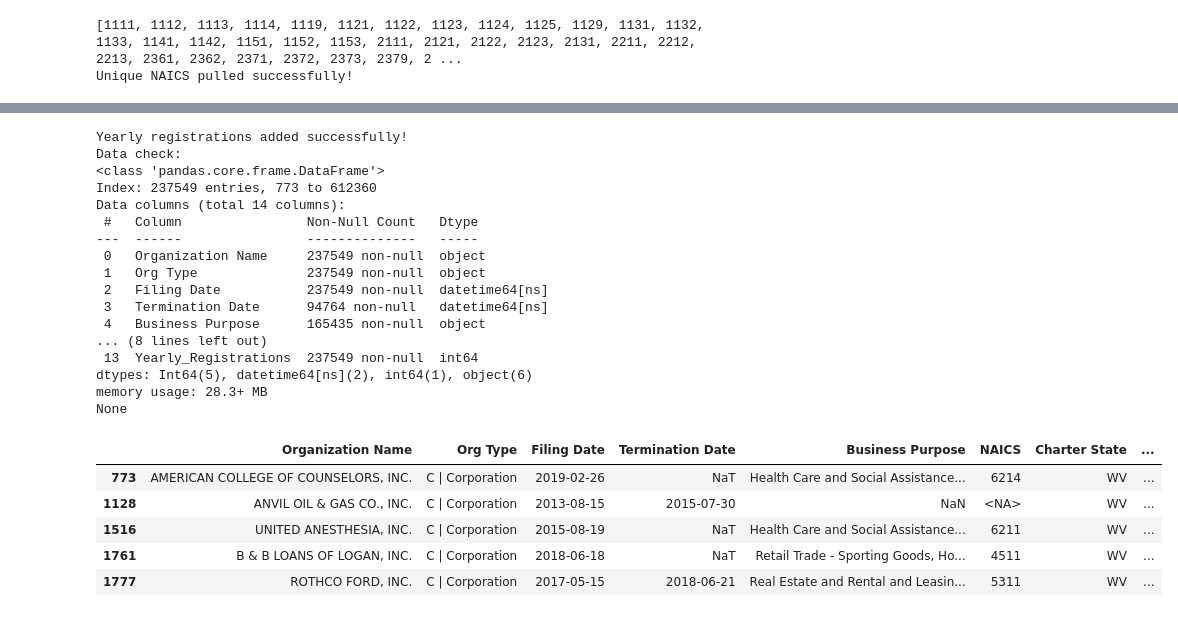
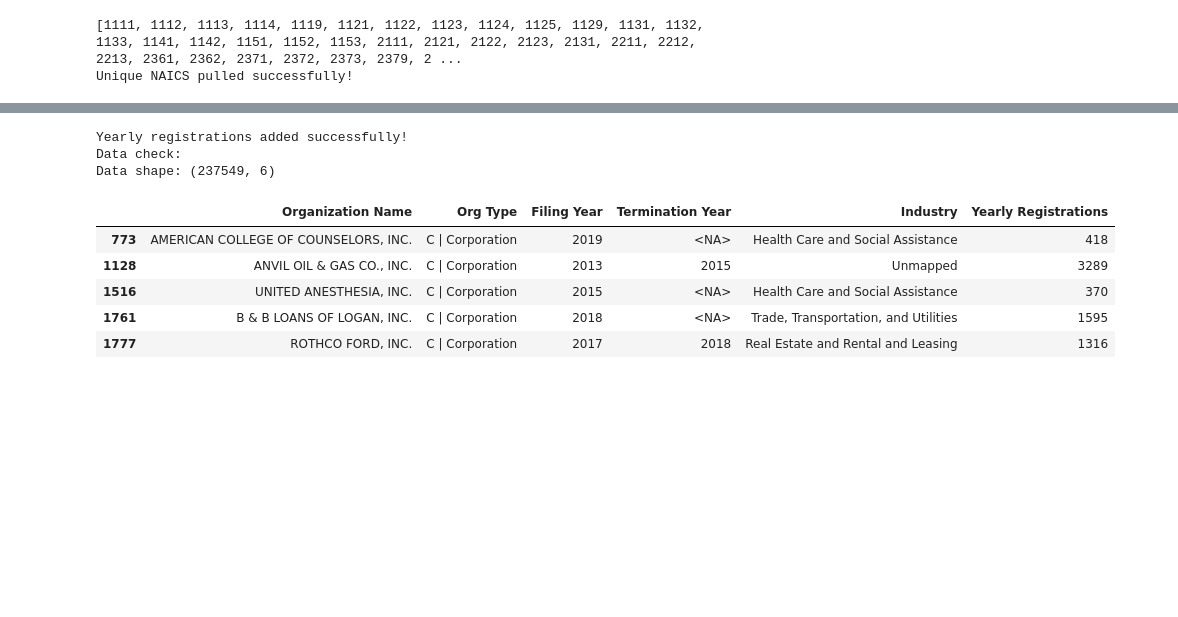
Before and after one commit to bgizzle78/nf-insights-project, a Jupyter notebook: notebooks/wvsos_business_registrations_cleaning.ipynb, the cells around one changed output, grey strips where cells are left out. Saved outputs shown, nothing was run; the diff lists cells and outputs as text; code cells hidden in the pictures; blank space fills up the shorter version.

```diff
--- a/notebooks/wvsos_business_registrations_cleaning.ipynb
+++ b/notebooks/wvsos_business_registrations_cleaning.ipynb
@@ -215,16 +215,15 @@ Duplicate rows:
 # %%
 # Extract year from Filing Date
 wvsos_df['Filing Year'] = wvsos_df['Filing Date'].dt.year.astype('Int64')
-wvsos_df['Filing Month'] = wvsos_df['Filing Date'].dt.month.astype('Int64')
 
 # Extract year from Termination Date
 wvsos_df['Termination Year'] = wvsos_df['Termination Date'].dt.year.astype('Int64')
-wvsos_df['Termination Month'] = wvsos_df['Termination Date'].dt.month.astype('Int64')
 
 print('Year columns extracted successfully!')
 
 # Data check
 print('Data check:')
+print('DF shape:', wvsos_df.shape)
 wvsos_df.info()
 # %% [output]
 Year columns extracted successfully!
@@ -469,5 +375,15 @@ np.int64(72521)
 wvsos_df = wvsos_df[wvsos_df['Org Type'] != 'TMO | Trademark Holder']
 
 print('TMO (trademark holder) registrations removed successfully!')
+
+# Null termination dates after 2025
+wvsos_df.loc[wvsos_df["Termination Year"] > 2025, "Termination Year"] = pd.NA
+
+print('Nulled termination dates after 2025 successfully!')
+
+# Data check
+print('Data check:')
+print('DF shape:', wvsos_df.shape)
+print(wvsos_df.info())
 # %% [output]
 TMO (trademark holder) registrations removed successfully!
@@ -473,0 +406,11 @@ TMO (trademark holder) registrations removed successfully!
+# %%
+# Remove more unneeded columns before starting metrics
+wvsos_df = wvsos_df.drop(columns=['Filing Date', 'Termination Date', 'Business Purpose', 'NAICS', 'NAICS_2', 'Charter State'])
+
+print('Unneeded columns removed successfully!')
+
+# Data check
+print('Data check:')
+print('DF shape:', wvsos_df.shape)
+print(wvsos_df.info())
+wvsos_df.head()
@@ -474,39 +440,27 @@ TMO (trademark holder) registrations removed successfully!
 # %%
-# Count new registrations by year
-registrations_per_year = wvsos_df.groupby('Filing Year').size().to_dict()
+# Count new registrations by year and industry
+registrations_per_year_industry = wvsos_df.groupby(['Filing Year', 'Industry']).size()
 
-# Add a new column to wvsos_df with yearly registrations
-wvsos_df['Yearly_Registrations'] = wvsos_df['Filing Year'].map(registrations_per_year)
+# Map counts back to wvsos_df
+wvsos_df['Yearly Registrations'] = wvsos_df.set_index(['Filing Year', 'Industry']).index.map(registrations_per_year_industry)
 
 print('Yearly registrations added successfully!')
+
+# Fill nulls with 0 and convert to int
+wvsos_df['Yearly Registrations'] = wvsos_df['Yearly Registrations'].fillna(0).astype(int)
 
 # Data check
 print('Data check:')
 print('Data shape:', wvsos_df.shape)
-print(wvsos_df.info())
 wvsos_df.head()
 # %% [output]
 Yearly registrations added successfully!
 Data check:
-<class 'pandas.core.frame.DataFrame'>
-Index: 237549 entries, 773 to 612360
-Data columns (total 14 columns):
- #   Column                Non-Null Count   Dtype
----  ------                --------------   -----
- 0   Organization Name     237549 non-null  object
- 1   Org Type              237549 non-null  object
- 2   Filing Date           237549 non-null  datetime64[ns]
- 3   Termination Date      94764 non-null   datetime64[ns]
- 4   Business Purpose      165435 non-null  object
-... (8 lines left out)
- 13  Yearly_Registrations  237549 non-null  int64
-dtypes: Int64(5), datetime64[ns](2), int64(1), object(6)
-memory usage: 28.3+ MB
-None
+Data shape: (237549, 6)
-|  | Organization Name | Org Type | Filing Date | Termination Date | Business Purpose | NAICS | Charter State | ... |
-| 773 | AMERICAN COLLEGE OF COUNSELORS, INC. | C | Corporation | 2019-02-26 | NaT | Health Care and Social Assistance... | 6214 | WV | ... |
-| 1128 | ANVIL OIL & GAS CO., INC. | C | Corporation | 2013-08-15 | 2015-07-30 | NaN | <NA> | WV | ... |
-| 1516 | UNITED ANESTHESIA, INC. | C | Corporation | 2015-08-19 | NaT | Health Care and Social Assistance... | 6211 | WV | ... |
-| 1761 | B & B LOANS OF LOGAN, INC. | C | Corporation | 2018-06-18 | NaT | Retail Trade - Sporting Goods, Ho... | 4511 | WV | ... |
-| 1777 | ROTHCO FORD, INC. | C | Corporation | 2017-05-15 | 2018-06-21 | Real Estate and Rental and Leasin... | 5311 | WV | ... |
+|  | Organization Name | Org Type | Filing Year | Termination Year | Industry | Yearly Registrations |
+| 773 | AMERICAN COLLEGE OF COUNSELORS, INC. | C | Corporation | 2019 | <NA> | Health Care and Social Assistance | 418 |
+| 1128 | ANVIL OIL & GAS CO., INC. | C | Corporation | 2013 | 2015 | Unmapped | 3289 |
+| 1516 | UNITED ANESTHESIA, INC. | C | Corporation | 2015 | <NA> | Health Care and Social Assistance | 370 |
+| 1761 | B & B LOANS OF LOGAN, INC. | C | Corporation | 2018 | <NA> | Trade, Transportation, and Utilities | 1595 |
+| 1777 | ROTHCO FORD, INC. | C | Corporation | 2017 | 2018 | Real Estate and Rental and Leasing | 1316 |
 # %%
```
Also changed, not shown: parts of 16 cells of this notebook.
